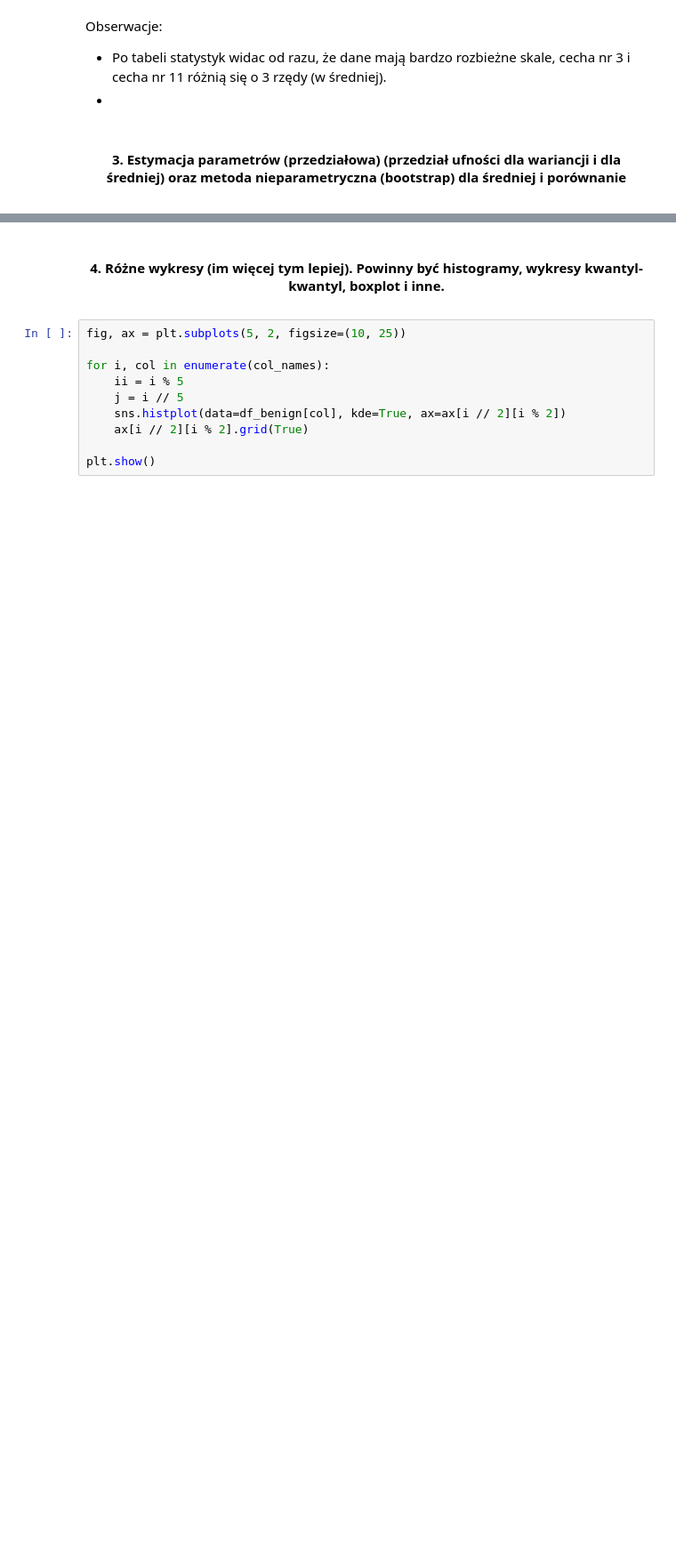
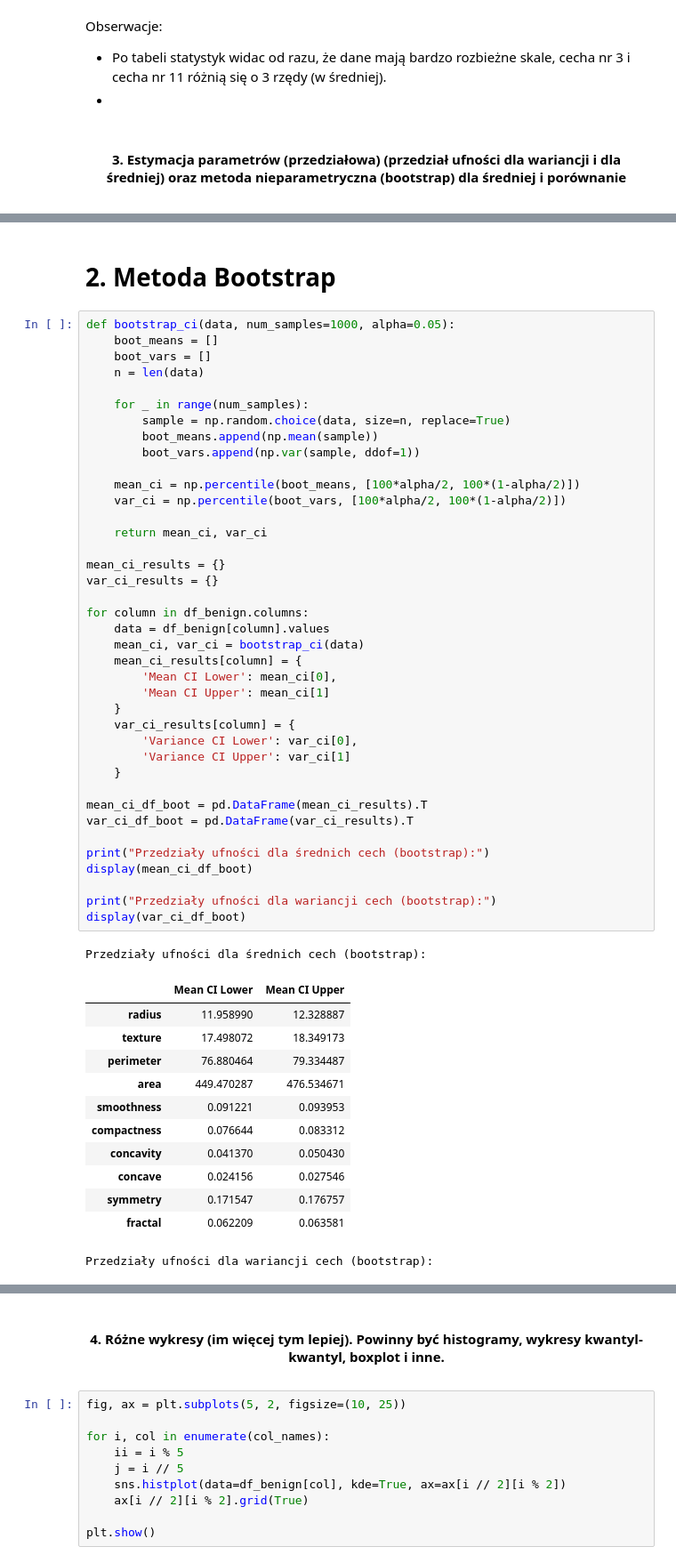
Before and after one commit to milymilek/statistics-projects, a Jupyter notebook: project-1/breast_cancer_analysis.ipynb, the cells around one changed output, grey strips where cells are left out. Shown at 89% size. Saved outputs shown, nothing was run; the diff lists cells and outputs as text; blank space fills up the shorter version.

```diff
--- a/project-1/breast_cancer_analysis.ipynb
+++ b/project-1/breast_cancer_analysis.ipynb
@@ -169,0 +237,55 @@ oraz metoda nieparametryczna (bootstrap) dla średniej i porównanie
+# %% [markdown]
+# 2. Metoda Bootstrap
+# %%
+def bootstrap_ci(data, num_samples=1000, alpha=0.05):
+    boot_means = []
+    boot_vars = []
+    n = len(data)
+
+    for _ in range(num_samples):
+        sample = np.random.choice(data, size=n, replace=True)
+        boot_means.append(np.mean(sample))
+        boot_vars.append(np.var(sample, ddof=1))
+
+    mean_ci = np.percentile(boot_means, [100*alpha/2, 100*(1-alpha/2)])
+    var_ci = np.percentile(boot_vars, [100*alpha/2, 100*(1-alpha/2)])
+
+    return mean_ci, var_ci
+
+mean_ci_results = {}
+var_ci_results = {}
+
+for column in df_benign.columns:
+    data = df_benign[column].values
+    mean_ci, var_ci = bootstrap_ci(data)
+    mean_ci_results[column] = {
+        'Mean CI Lower': mean_ci[0],
+        'Mean CI Upper': mean_ci[1]
+    }
+    var_ci_results[column] = {
+        'Variance CI Lower': var_ci[0],
+        'Variance CI Upper': var_ci[1]
+    }
+
+mean_ci_df_boot = pd.DataFrame(mean_ci_results).T
+var_ci_df_boot = pd.DataFrame(var_ci_results).T
+
+print("Przedziały ufności dla średnich cech (bootstrap):")
+display(mean_ci_df_boot)
+
+print("Przedziały ufności dla wariancji cech (bootstrap):")
+display(var_ci_df_boot)
+# %% [output]
+Przedziały ufności dla średnich cech (bootstrap):
+|  | Mean CI Lower | Mean CI Upper |
+| radius | 11.958990 | 12.328887 |
+| texture | 17.498072 | 18.349173 |
+| perimeter | 76.880464 | 79.334487 |
+| area | 449.470287 | 476.534671 |
+| smoothness | 0.091221 | 0.093953 |
+| compactness | 0.076644 | 0.083312 |
+| concavity | 0.041370 | 0.050430 |
+| concave | 0.024156 | 0.027546 |
+| symmetry | 0.171547 | 0.176757 |
+| fractal | 0.062209 | 0.063581 |
+Przedziały ufności dla wariancji cech (bootstrap):
```
Also changed, not shown: parts of 9 cells of this notebook.
